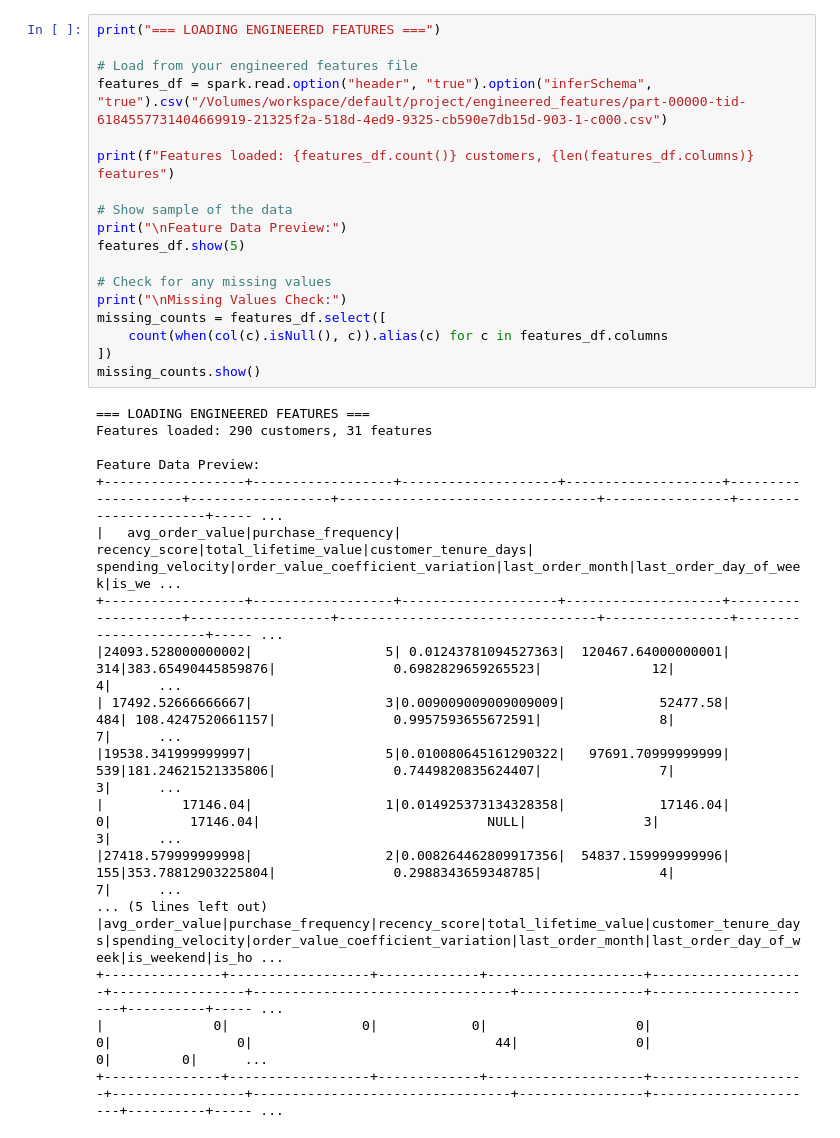
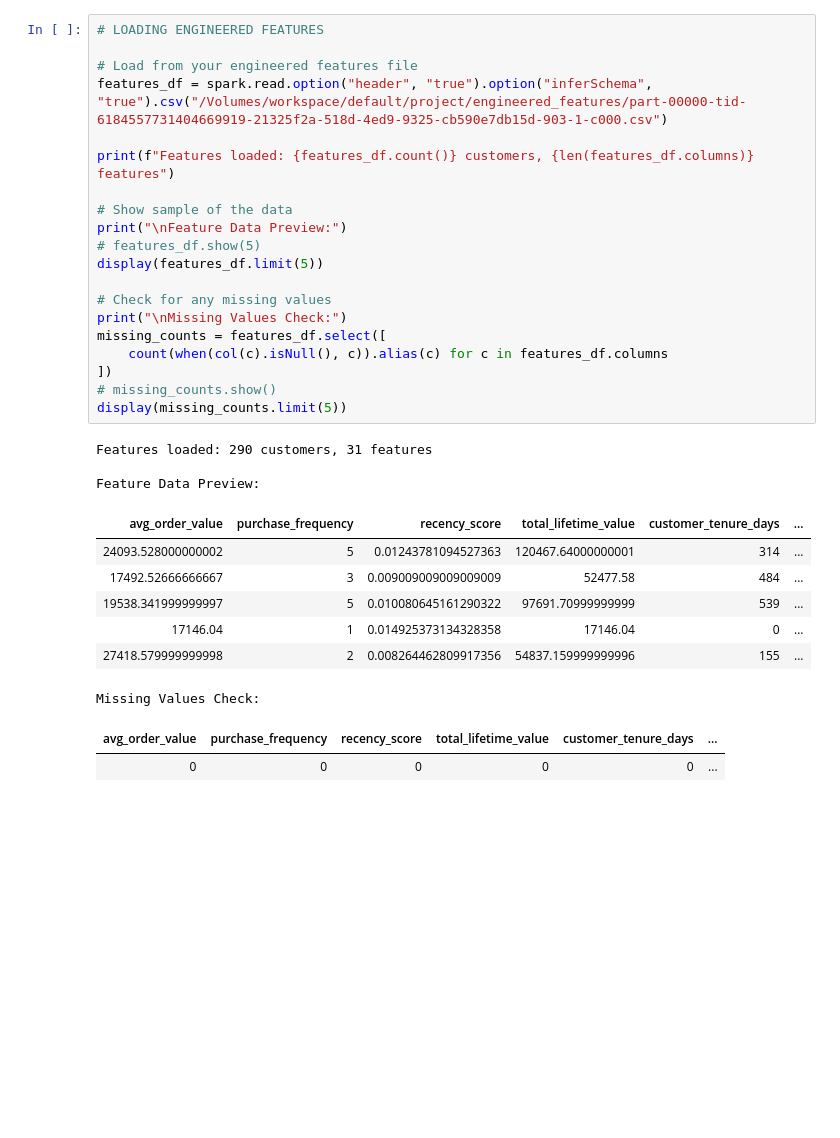
Before and after one commit to Pujanstha1/customer-purchase-prediction, a Jupyter notebook: notebook/Model Training & Evaluation Pipeline.ipynb, the cells around one changed output. Cells and saved outputs as stored; diff of their text form; blank space fills up the shorter version.

```diff
--- a/notebook/Model Training & Evaluation Pipeline.ipynb
+++ b/notebook/Model Training & Evaluation Pipeline.ipynb
@@ -39,37 +33,34 @@ Ready for model training pipeline
 # %%
-print("=== LOADING ENGINEERED FEATURES ===")
+# LOADING ENGINEERED FEATURES
 
 # Load from your engineered features file
 features_df = spark.read.option("header", "true").option("inferSchema", "true").csv("/Volumes/workspace/default/project/engineered_features/part-00000-tid-6184557731404669919-21325f2a-518d-4ed9-9325-cb590e7db15d-903-1-c000.csv")
 
 print(f"Features loaded: {features_df.count()} customers, {len(features_df.columns)} features")
 
 # Show sample of the data
 print("\nFeature Data Preview:")
-features_df.show(5)
+# features_df.show(5)
+display(features_df.limit(5))
 
 # Check for any missing values
 print("\nMissing Values Check:")
 missing_counts = features_df.select([
     count(when(col(c).isNull(), c)).alias(c) for c in features_df.columns
 ])
-missing_counts.show()
+# missing_counts.show()
+display(missing_counts.limit(5))
 # %% [output]
-=== LOADING ENGINEERED FEATURES ===
 Features loaded: 290 customers, 31 features
 
 Feature Data Preview:
-+------------------+------------------+--------------------+--------------------+--------------------+------------------+---------------------------------+----------------+----------------------+----- ...
-|   avg_order_value|purchase_frequency|       recency_score|total_lifetime_value|customer_tenure_days| spending_velocity|order_value_coefficient_variation|last_order_month|last_order_day_of_week|is_we ...
-+------------------+------------------+--------------------+--------------------+--------------------+------------------+---------------------------------+----------------+----------------------+----- ...
-|24093.528000000002|                 5| 0.01243781094527363|  120467.64000000001|                 314|383.65490445859876|               0.6982829659265523|              12|                     4|      ...
-| 17492.52666666667|                 3|0.009009009009009009|            52477.58|                 484| 108.4247520661157|               0.9957593655672591|               8|                     7|      ...
-|19538.341999999997|                 5|0.010080645161290322|   97691.70999999999|                 539|181.24621521335806|               0.7449820835624407|               7|                     3|      ...
-|          17146.04|                 1|0.014925373134328358|            17146.04|                   0|          17146.04|                             NULL|               3|                     3|      ...
-|27418.579999999998|                 2|0.008264462809917356|  54837.159999999996|                 155|353.78812903225804|               0.2988343659348785|               4|                     7|      ...
-... (5 lines left out)
-|avg_order_value|purchase_frequency|recency_score|total_lifetime_value|customer_tenure_days|spending_velocity|order_value_coefficient_variation|last_order_month|last_order_day_of_week|is_weekend|is_ho ...
-+---------------+------------------+-------------+--------------------+--------------------+-----------------+---------------------------------+----------------+----------------------+----------+----- ...
-|              0|                 0|            0|                   0|                   0|                0|                               44|               0|                     0|         0|      ...
-+---------------+------------------+-------------+--------------------+--------------------+-----------------+---------------------------------+----------------+----------------------+----------+----- ...
+| avg_order_value | purchase_frequency | recency_score | total_lifetime_value | customer_tenure_days | ... |
+| 24093.528000000002 | 5 | 0.01243781094527363 | 120467.64000000001 | 314 | ... |
+| 17492.52666666667 | 3 | 0.009009009009009009 | 52477.58 | 484 | ... |
+| 19538.341999999997 | 5 | 0.010080645161290322 | 97691.70999999999 | 539 | ... |
+| 17146.04 | 1 | 0.014925373134328358 | 17146.04 | 0 | ... |
+| 27418.579999999998 | 2 | 0.008264462809917356 | 54837.159999999996 | 155 | ... |
+Missing Values Check:
+| avg_order_value | purchase_frequency | recency_score | total_lifetime_value | customer_tenure_days | ... |
+| 0 | 0 | 0 | 0 | 0 | ... |
 # %%
```
Also changed, not shown: parts of 20 cells of this notebook.
